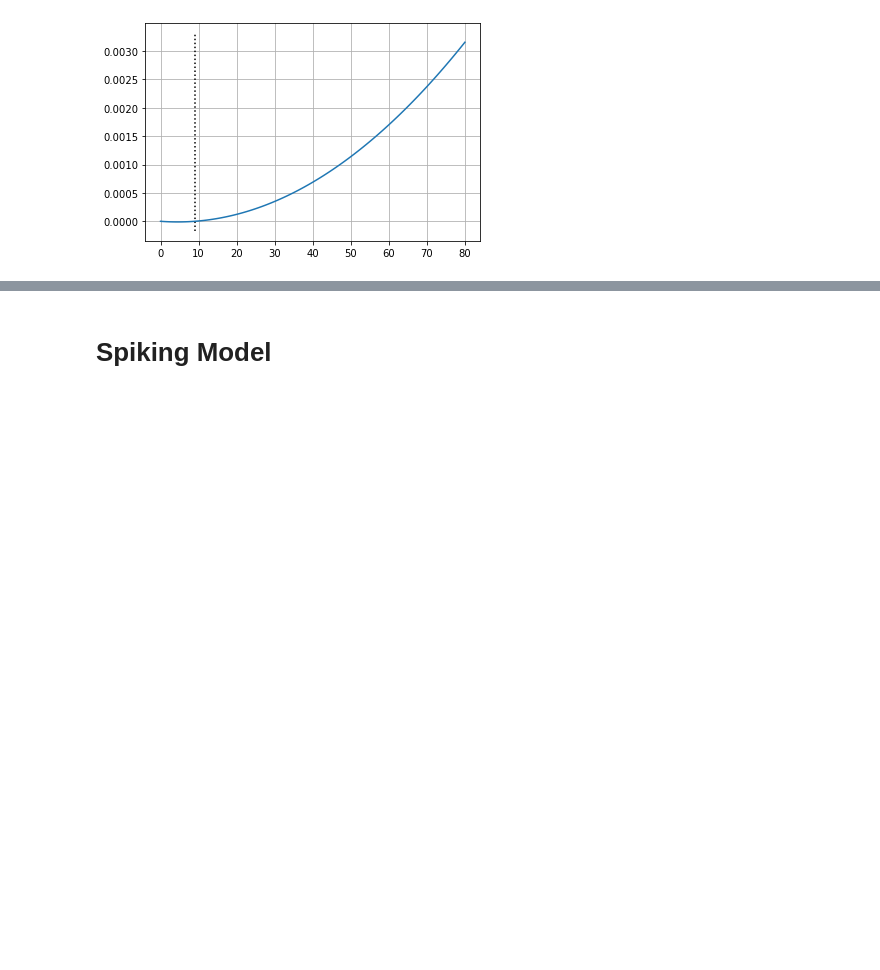
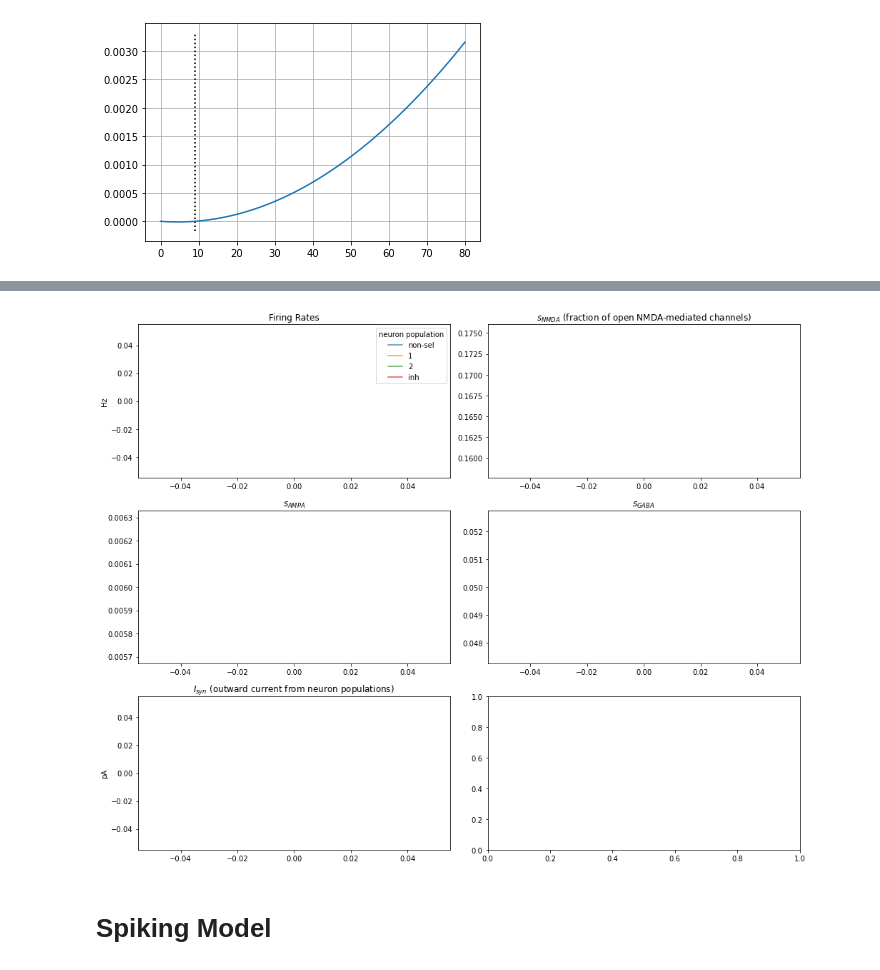
Before and after one commit to DeanTM/masters-scripts, a Jupyter notebook: Current Based Approximation/Current-Based-Models.ipynb, the cells around one changed output, grey strips where cells are left out. Cells and saved outputs as stored; diff of their text form; code cells hidden in the pictures; blank space fills up the shorter version.

```diff
--- a/Current Based Approximation/Current-Based-Models.ipynb
+++ b/Current Based Approximation/Current-Based-Models.ipynb
@@ -579,3 +664,43 @@ plt.show(fig)
+# %%
+fig, axes = plt.subplots(3, 2, figsize=(14,11))
+
+# clear_output(wait=True)
+rates_lines = axes[0][0].plot(
+    times, nu_tracked.T,
+    alpha=0.8
+)
+axes[0][0].legend(
+    rates_lines,
+    ['non-sel'] + list(range(1, p+1)) +  ['inh'],
+    title='neuron population',
+)
+# _, ymax = axes[0][0].get_ylim()
+# axes[0][0].set_ylim([0., min(40., ymax)])
+
+axes[0][0].set_ylabel('Hz')
+axes[0][0].set_title('Firing Rates')
+axes[0][1].plot(times, s_NMDA_tracked[pyramidal_mask, :].T)
+axes[0][1].set_title('$s_{NMDA}$ (fraction of open NMDA-mediated channels)')
+axes[1][0].plot(times, s_AMPA_tracked[pyramidal_mask, :].T)
+axes[1][0].set_title('$s_{AMPA}$')
+axes[1][1].plot(times, s_GABA_tracked[~pyramidal_mask, :].T, color=rates_lines[-1].get_color())
+axes[1][1].set_title('$s_{GABA}$')
+axes[2][0].plot(times, I_syn_tracked.T * 1e12)
+axes[2][0].set_ylabel('pA')
+axes[2][0].set_title('$I_{syn}$ (outward current from neuron populations)')
+# axes[2][1].plot(times, e_tracked.T)
+# axes[2][1].set_title(r'$\theta_{BCM}$')
+# axes[2][1].set_ylim([0., 40.])
+
+plt.tight_layout()
+plt.show(fig)
+
+# add to discussion reasons (or lack thereof) for choosing times
+# for RL tasks
+
+# compare stable states in terms of s_NMDA levels
+# %% [output]
+[figure, added]
 # %% [markdown]
 # Spiking Model
 # %%
```
Also changed, not shown: parts of 19 cells of this notebook, 9 other files.
